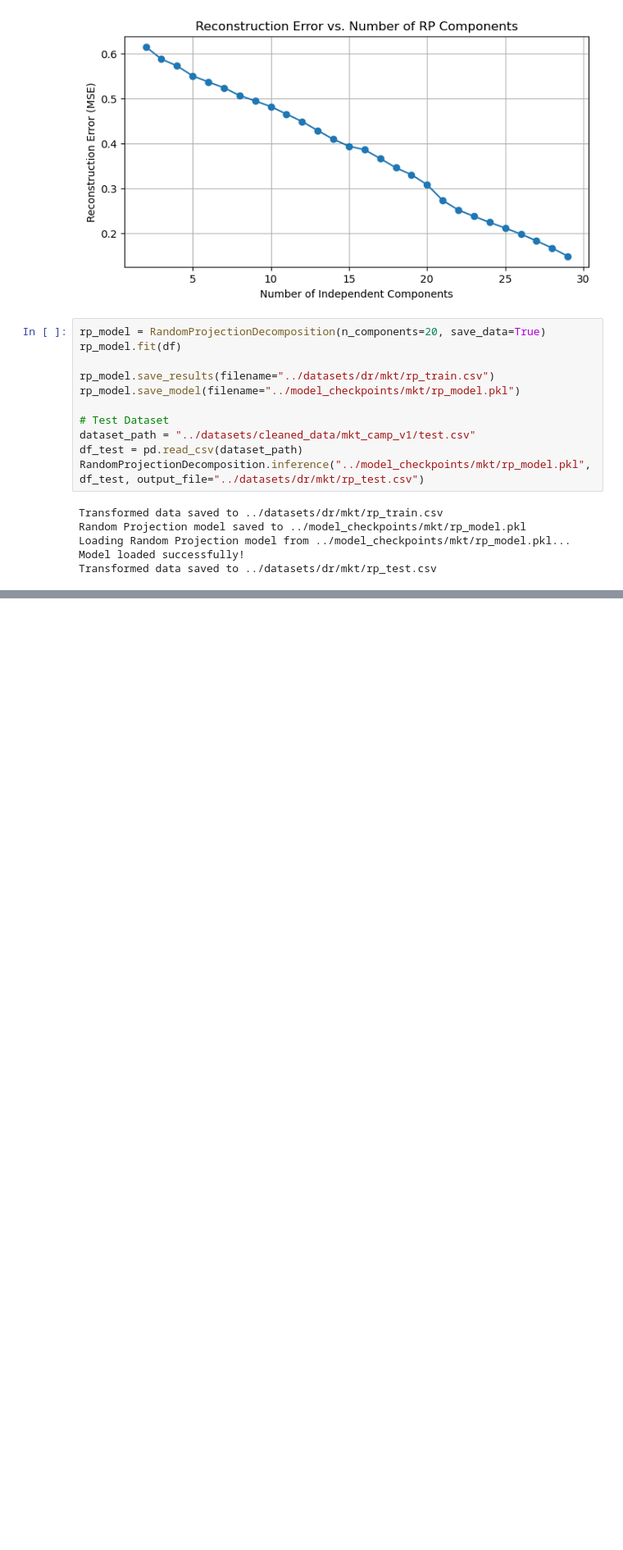
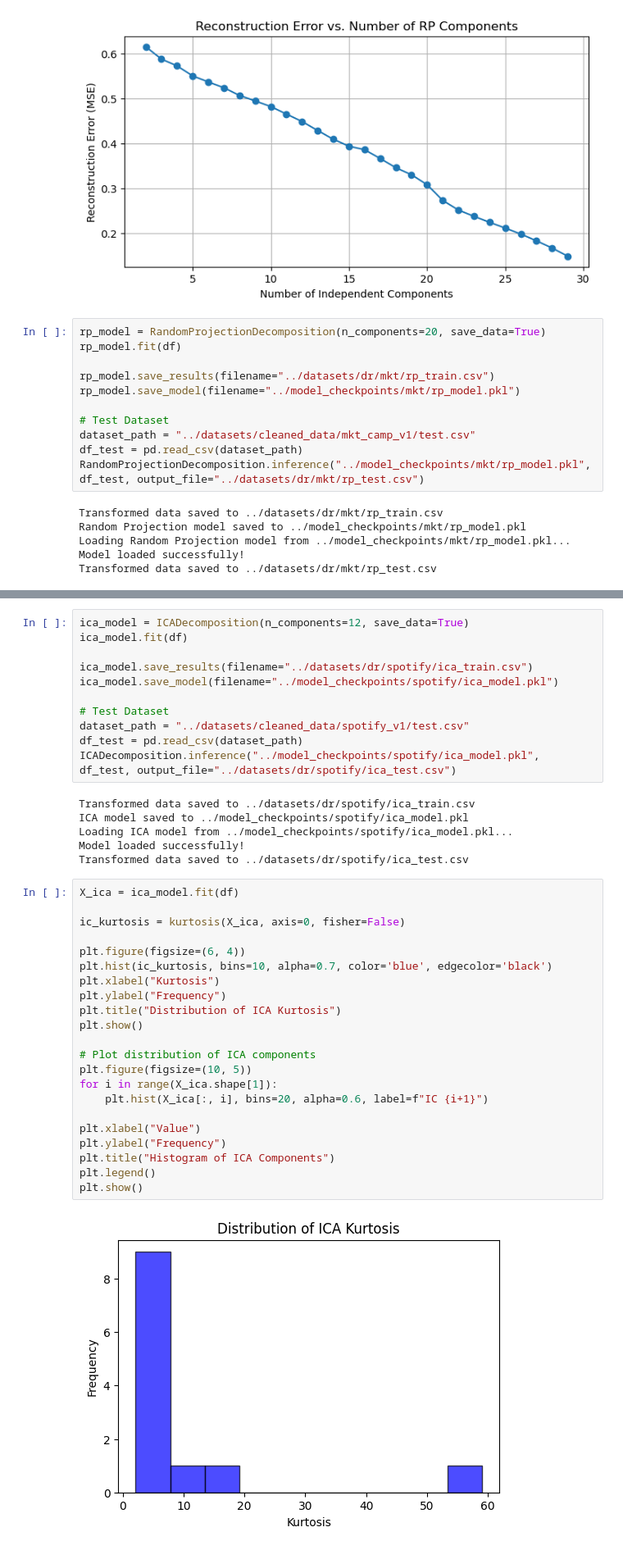
Before and after one commit to JohhnnyKeepWalking985/ML-HW3, a Jupyter notebook: dimension_reduction/dr_explorasions.ipynb, the cells around one changed output, grey strips where cells are left out. Shown: that part at 82% size. Cells and saved outputs as stored; diff of their text form; blank space fills up the shorter version.

```diff
--- a/dimension_reduction/dr_explorasions.ipynb
+++ b/dimension_reduction/dr_explorasions.ipynb
@@ -155,0 +221,41 @@ Transformed data saved to ../datasets/dr/mkt/rp_test.csv
+# %%
+ica_model = ICADecomposition(n_components=12, save_data=True)
+ica_model.fit(df)
+
+ica_model.save_results(filename="../datasets/dr/spotify/ica_train.csv")
+ica_model.save_model(filename="../model_checkpoints/spotify/ica_model.pkl")
+
+# Test Dataset
+dataset_path = "../datasets/cleaned_data/spotify_v1/test.csv"
+df_test = pd.read_csv(dataset_path)
+ICADecomposition.inference("../model_checkpoints/spotify/ica_model.pkl", df_test, output_file="../datasets/dr/spotify/ica_test.csv")
+# %% [output]
+Transformed data saved to ../datasets/dr/spotify/ica_train.csv
+ICA model saved to ../model_checkpoints/spotify/ica_model.pkl
+Loading ICA model from ../model_checkpoints/spotify/ica_model.pkl...
+Model loaded successfully!
+Transformed data saved to ../datasets/dr/spotify/ica_test.csv
+# %%
+X_ica = ica_model.fit(df)
+
+ic_kurtosis = kurtosis(X_ica, axis=0, fisher=False)
+
+plt.figure(figsize=(6, 4))
+plt.hist(ic_kurtosis, bins=10, alpha=0.7, color='blue', edgecolor='black')
+plt.xlabel("Kurtosis")
+plt.ylabel("Frequency")
+plt.title("Distribution of ICA Kurtosis")
+plt.show()
+
+# Plot distribution of ICA components
+plt.figure(figsize=(10, 5))
+for i in range(X_ica.shape[1]):
+    plt.hist(X_ica[:, i], bins=20, alpha=0.6, label=f"IC {i+1}")
+
+plt.xlabel("Value")
+plt.ylabel("Frequency")
+plt.title("Histogram of ICA Components")
+plt.legend()
+plt.show()
+# %% [output]
+[figure, added]
```
Also changed, not shown: parts of 13 cells of this notebook, 13 other files.
